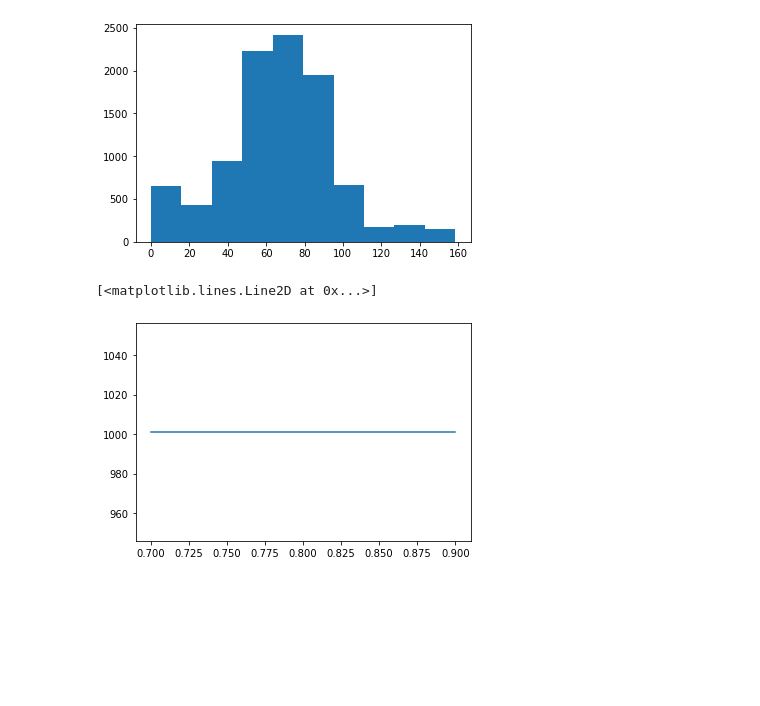
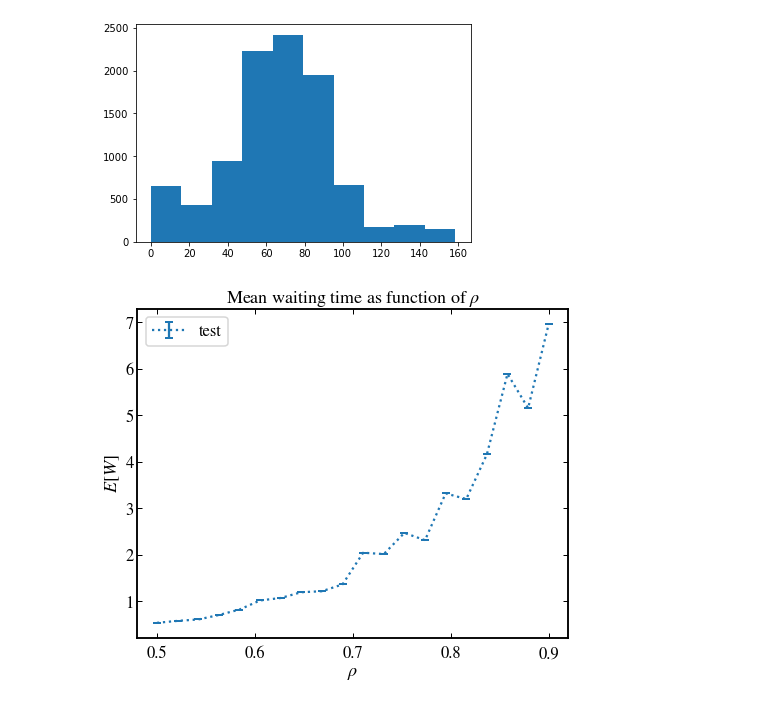
Before and after one commit to jasperw1999/DES-SimpleQueues, a Jupyter notebook: DES_v1.ipynb, the cells around one changed output. Drawn from its saved outputs; the diff is of its cells as text; code cells hidden in the pictures; blank space fills up the shorter version.

```diff
--- a/DES_v1.ipynb
+++ b/DES_v1.ipynb
@@ -69,5 +111,19 @@ for i in tqdm(range(n_steps), desc='calculate number of samples'):
 # %%
-plt.plot(server_util,n_samples)
+plt.errorbar(
+    server_util,
+    mean_waiting, mse_waiting,
+    fmt=':',
+    capsize=4,
+    capthick=2,
+    label='test'
+)
+plt.fill_between(server_util, mean_waiting - mse_waiting, mean_waiting + mse_waiting, alpha=0.2)
+plt.legend()
+plt.title(r'Mean waiting time as function of $\rho$')
+plt.xlabel(r'$\rho$')
+plt.ylabel('$E[W]$')
+plt.tight_layout()
+#plt.savefig('figures/area_conv_s.pdf')
+plt.show()
 # %% [output]
-[<matplotlib.lines.Line2D at 0x...>]
-[figure, old version]
+[figure, new version]
```
Also changed, not shown: parts of 4 cells of this notebook, 1 other file.
